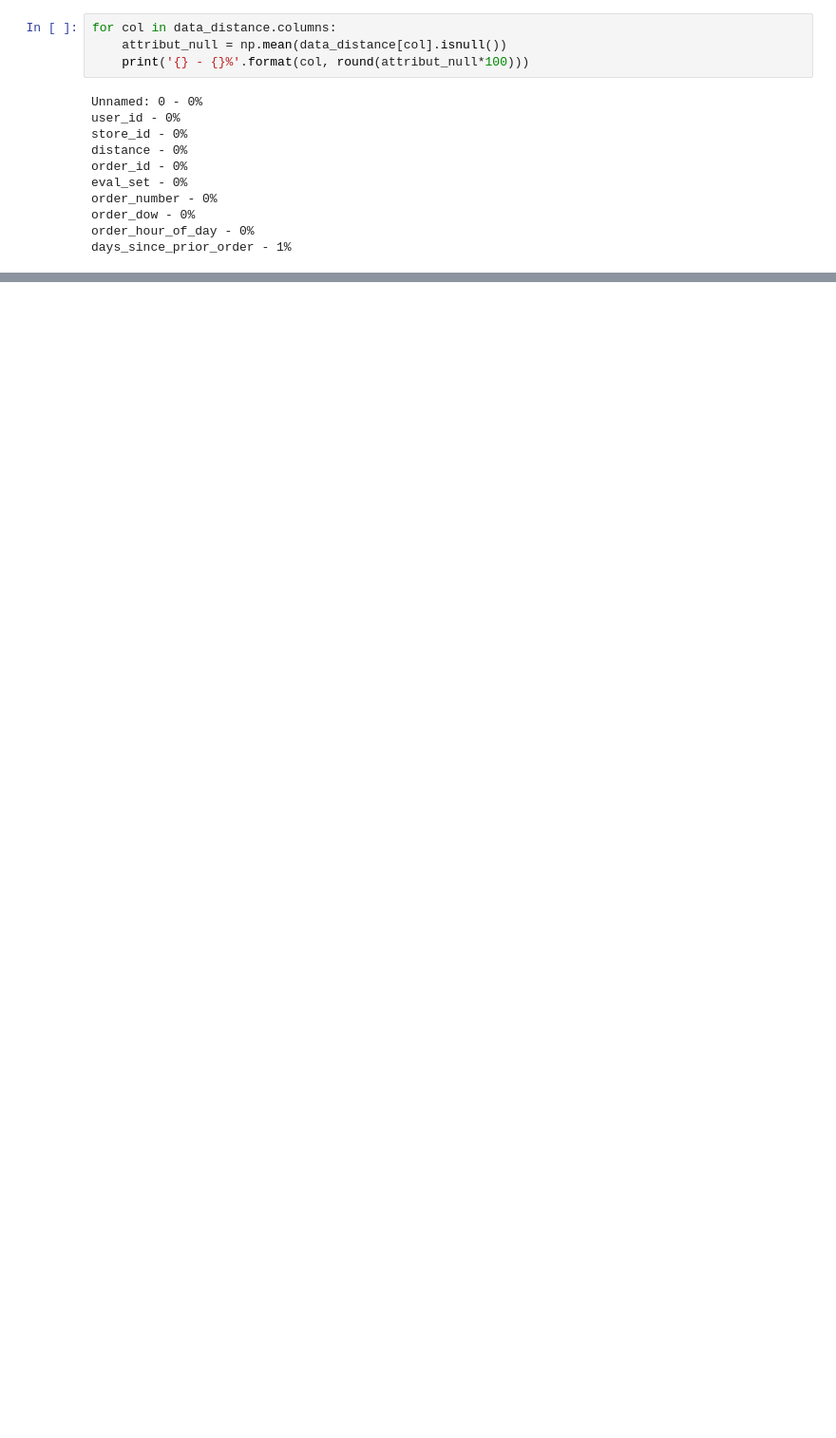
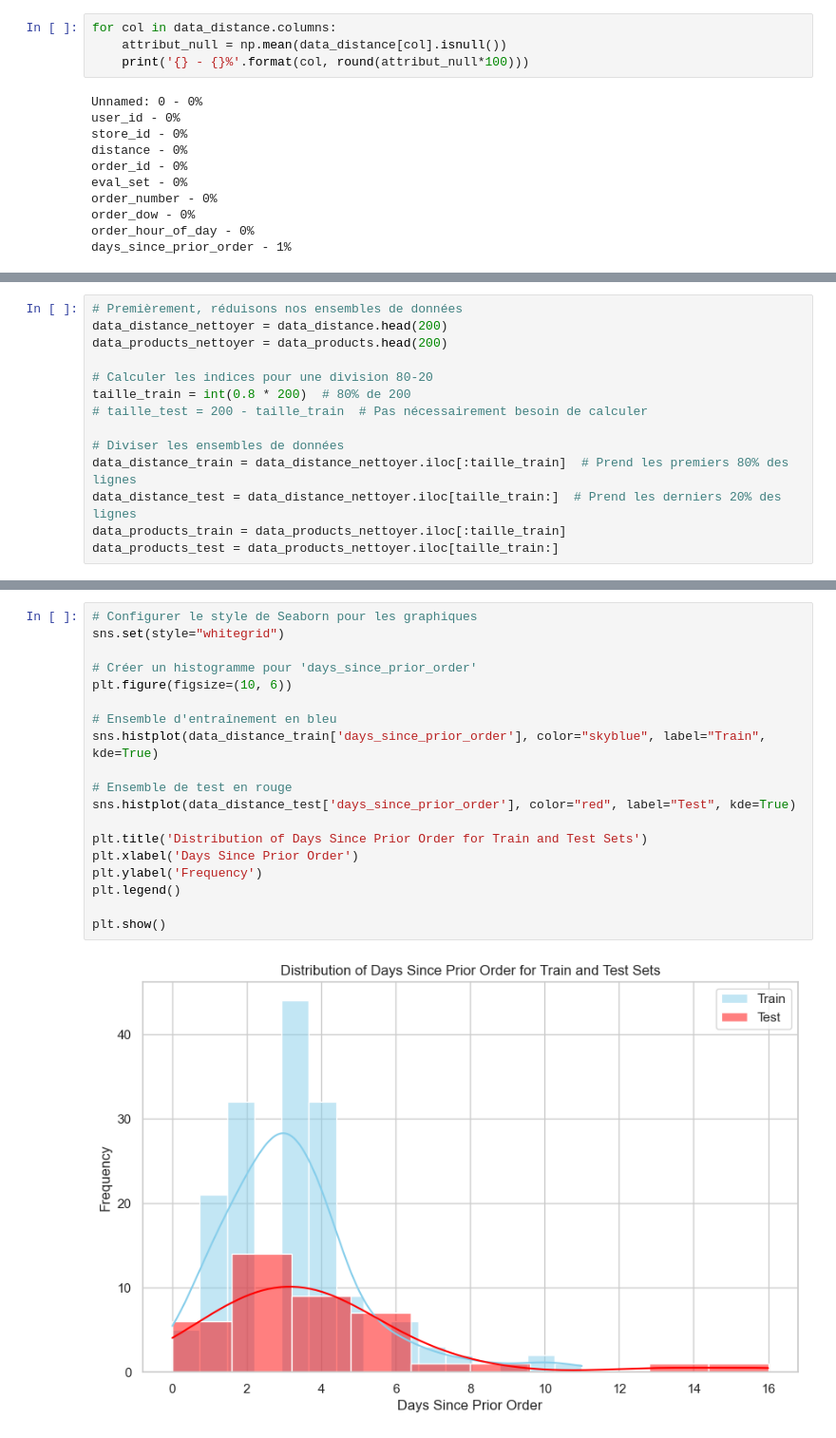
Before and after one commit to daoa2504/TP2-Forage, a Jupyter notebook: Groupe_2.ipynb, the cells around one changed output, grey strips where cells are left out. Shown: that part at 95% size. Saved outputs shown, nothing was run; the diff lists cells and outputs as text; blank space fills up the shorter version.

Commit message:
Train et test des données

```diff
--- a/Groupe_2.ipynb
+++ b/Groupe_2.ipynb
@@ -59,0 +100,14 @@ days_since_prior_order - 1%
+# %%
+# Premièrement, réduisons nos ensembles de données
+data_distance_nettoyer = data_distance.head(200)
+data_products_nettoyer = data_products.head(200)
+
+# Calculer les indices pour une division 80-20
+taille_train = int(0.8 * 200)  # 80% de 200
+# taille_test = 200 - taille_train  # Pas nécessairement besoin de calculer
+
+# Diviser les ensembles de données
+data_distance_train = data_distance_nettoyer.iloc[:taille_train]  # Prend les premiers 80% des lignes
+data_distance_test = data_distance_nettoyer.iloc[taille_train:]  # Prend les derniers 20% des lignes
+data_products_train = data_products_nettoyer.iloc[:taille_train]
+data_products_test = data_products_nettoyer.iloc[taille_train:]
@@ -59,0 +171,21 @@ days_since_prior_order - 1%
+# %%
+# Configurer le style de Seaborn pour les graphiques
+sns.set(style="whitegrid")
+
+# Créer un histogramme pour 'days_since_prior_order'
+plt.figure(figsize=(10, 6))
+
+# Ensemble d'entraînement en bleu
+sns.histplot(data_distance_train['days_since_prior_order'], color="skyblue", label="Train", kde=True)
+
+# Ensemble de test en rouge
+sns.histplot(data_distance_test['days_since_prior_order'], color="red", label="Test", kde=True)
+
+plt.title('Distribution of Days Since Prior Order for Train and Test Sets')
+plt.xlabel('Days Since Prior Order')
+plt.ylabel('Frequency')
+plt.legend()
+
+plt.show()
+# %% [output]
+[figure, added]
```
Also changed, not shown: parts of 10 cells of this notebook.
